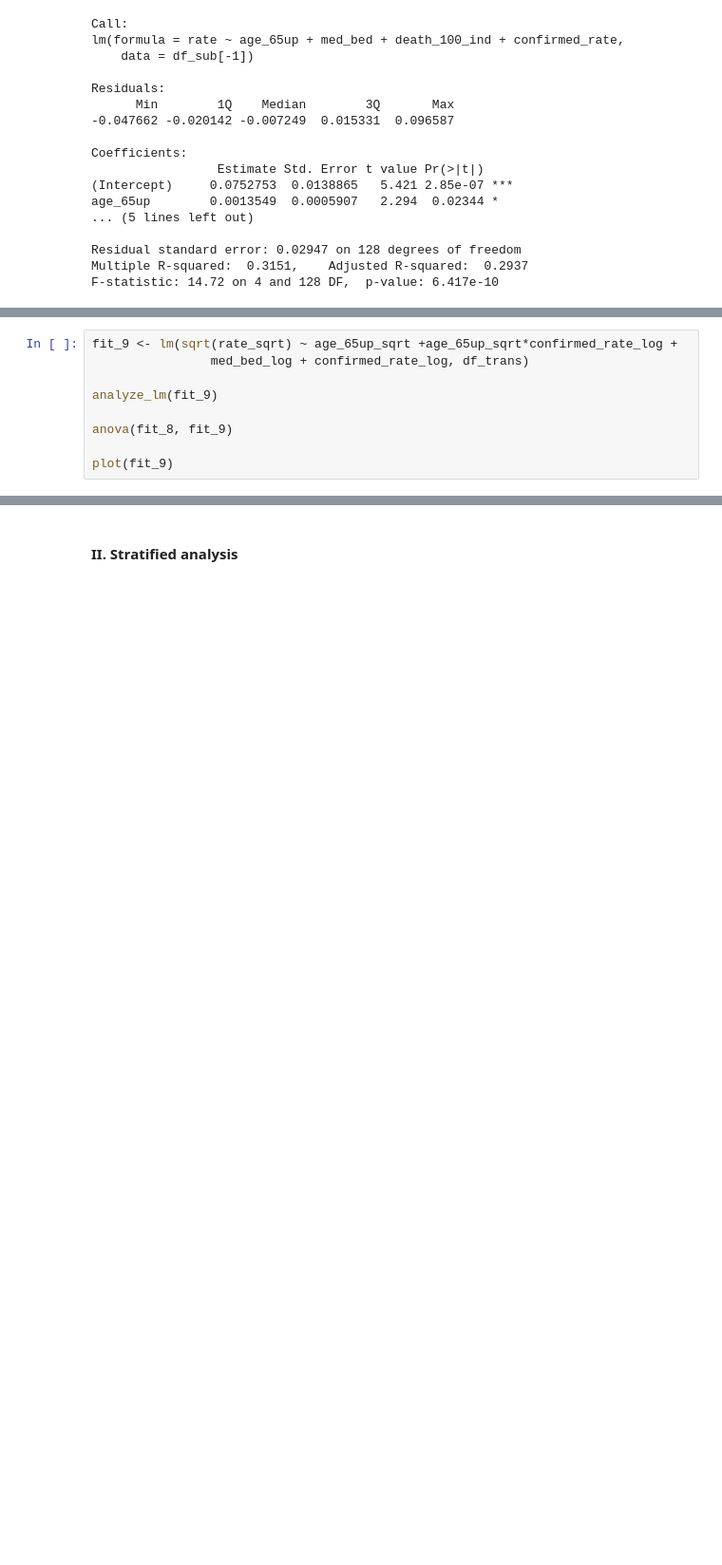
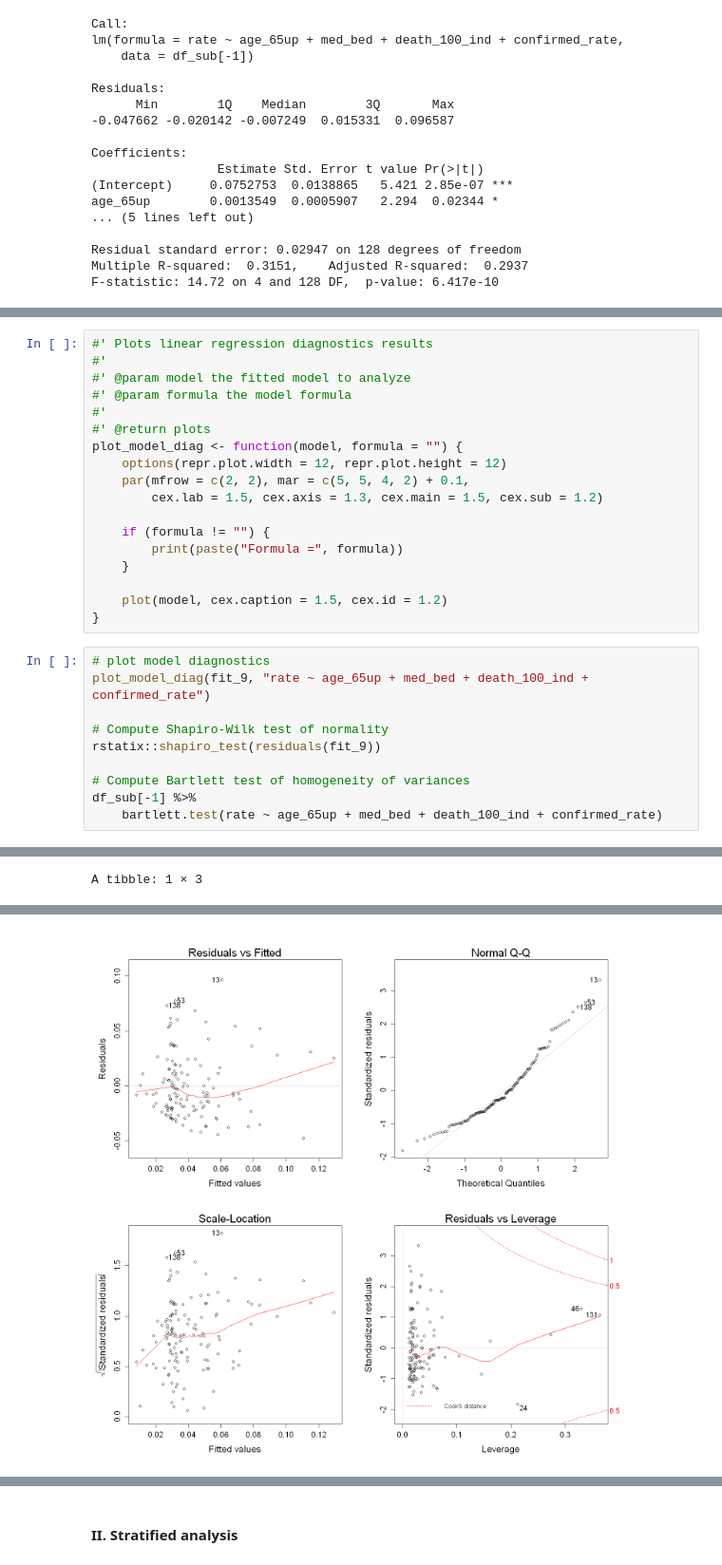
Before and after one commit to flizhou/age_effects_on_COVID-19, a Jupyter notebook: scripts/eda.ipynb, the cells around one changed output, grey strips where cells are left out. Shown at 95% size. Saved outputs shown, nothing was run; the diff lists cells and outputs as text; blank space fills up the shorter version.

Commit message:
Added analysis flow and improved plots #14

```diff
--- a/scripts/eda.ipynb
+++ b/scripts/eda.ipynb
@@ -943,9 +705,0 @@ A tibble: 4 × 7
-# %%
-fit_9 <- lm(sqrt(rate_sqrt) ~ age_65up_sqrt +age_65up_sqrt*confirmed_rate_log +
-                med_bed_log + confirmed_rate_log, df_trans)
-
-analyze_lm(fit_9)
-
-anova(fit_8, fit_9)
-
-plot(fit_9)
@@ -1067,0 +713,29 @@ death_100_ind_fits
+# %%
+#' Plots linear regression diagnostics results
+#'
+#' @param model the fitted model to analyze
+#' @param formula the model formula
+#'
+#' @return plots
+plot_model_diag <- function(model, formula = "") {
+    options(repr.plot.width = 12, repr.plot.height = 12)
+    par(mfrow = c(2, 2), mar = c(5, 5, 4, 2) + 0.1,
+        cex.lab = 1.5, cex.axis = 1.3, cex.main = 1.5, cex.sub = 1.2)
+
+    if (formula != "") {
+        print(paste("Formula =", formula))
+    }
+
+    plot(model, cex.caption = 1.5, cex.id = 1.2)
+}
+# %%
+# plot model diagnostics
+plot_model_diag(fit_9, "rate ~ age_65up + med_bed + death_100_ind + confirmed_rate")
+
+# Compute Shapiro-Wilk test of normality
+rstatix::shapiro_test(residuals(fit_9))
+
+# Compute Bartlett test of homogeneity of variances
+df_sub[-1] %>%
+    bartlett.test(rate ~ age_65up + med_bed + death_100_ind + confirmed_rate)
+# %% [output]
@@ -1067,0 +743 @@ death_100_ind_fits
+A tibble: 1 × 3
@@ -1067,0 +751 @@ death_100_ind_fits
+[figure, added]
```
Also changed, not shown: parts of 63 cells of this notebook.
